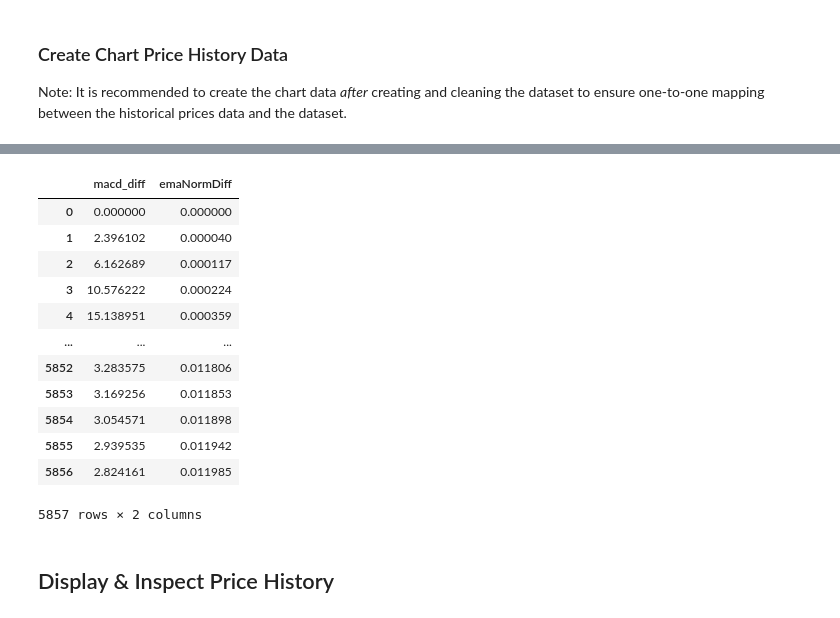
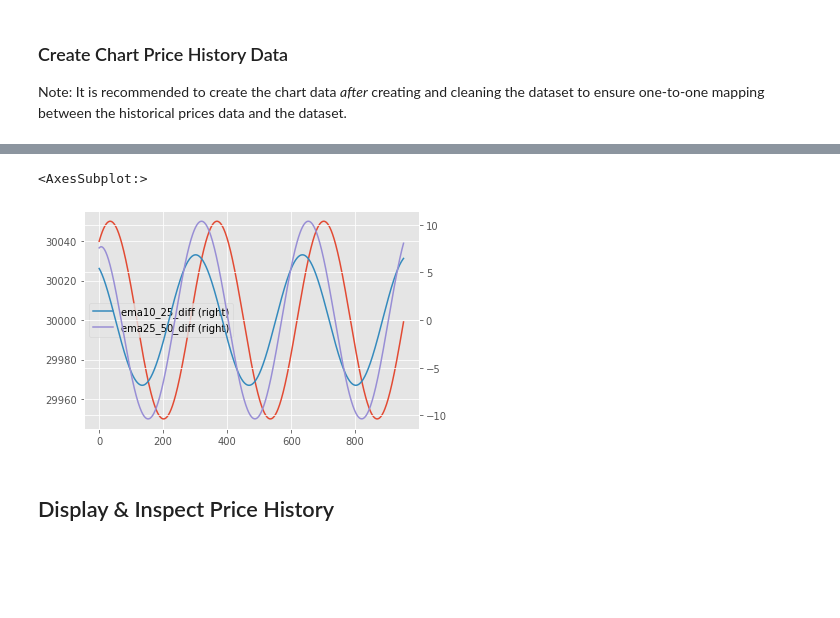
Before and after one commit to dennislwy/tensortrade-train, a Jupyter notebook: Tensortrade Train.ipynb, the cells around one changed output, grey strips where cells are left out. Cells and saved outputs as stored; diff of their text form; code cells hidden in the pictures; blank space fills up the shorter version.

```diff
--- a/Tensortrade Train.ipynb
+++ b/Tensortrade Train.ipynb
@@ -169,19 +172,10 @@ price_history['close'].head(1000).plot()
-# %%
-dataset
-# %% [output]
-|  | macd_diff | emaNormDiff |
-| 0 | 0.000000 | 0.000000 |
-| 1 | 2.396102 | 0.000040 |
-| 2 | 6.162689 | 0.000117 |
-| 3 | 10.576222 | 0.000224 |
-| 4 | 15.138951 | 0.000359 |
-| ... | ... | ... |
-| 5852 | 3.283575 | 0.011806 |
-| 5853 | 3.169256 | 0.011853 |
-| 5854 | 3.054571 | 0.011898 |
-| 5855 | 2.939535 | 0.011942 |
-| 5856 | 2.824161 | 0.011985 |
-5857 rows × 2 columns
+# %%
+df['close'].plot(grid=True)
+df['ema10_25_diff'].plot(grid=True, secondary_y=True, legend=True)
+df['ema25_50_diff'].plot(grid=True, secondary_y=True, legend=True)
+# %% [output]
+<AxesSubplot:>
+[figure, added]
 # %% [markdown]
 ## Display & Inspect Price History
 # %%
```
Also changed, not shown: parts of 41 cells of this notebook, 5 other files.
